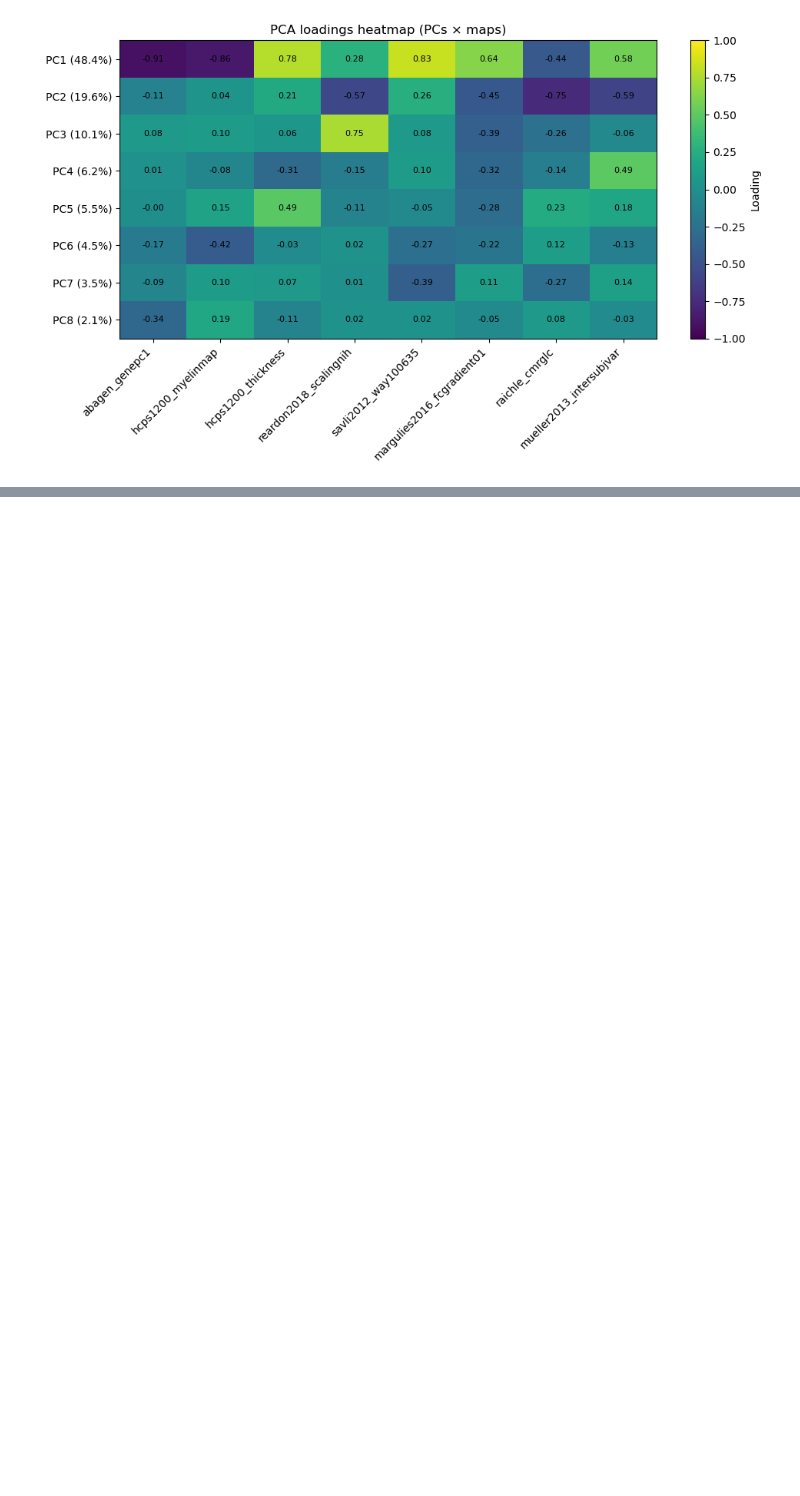
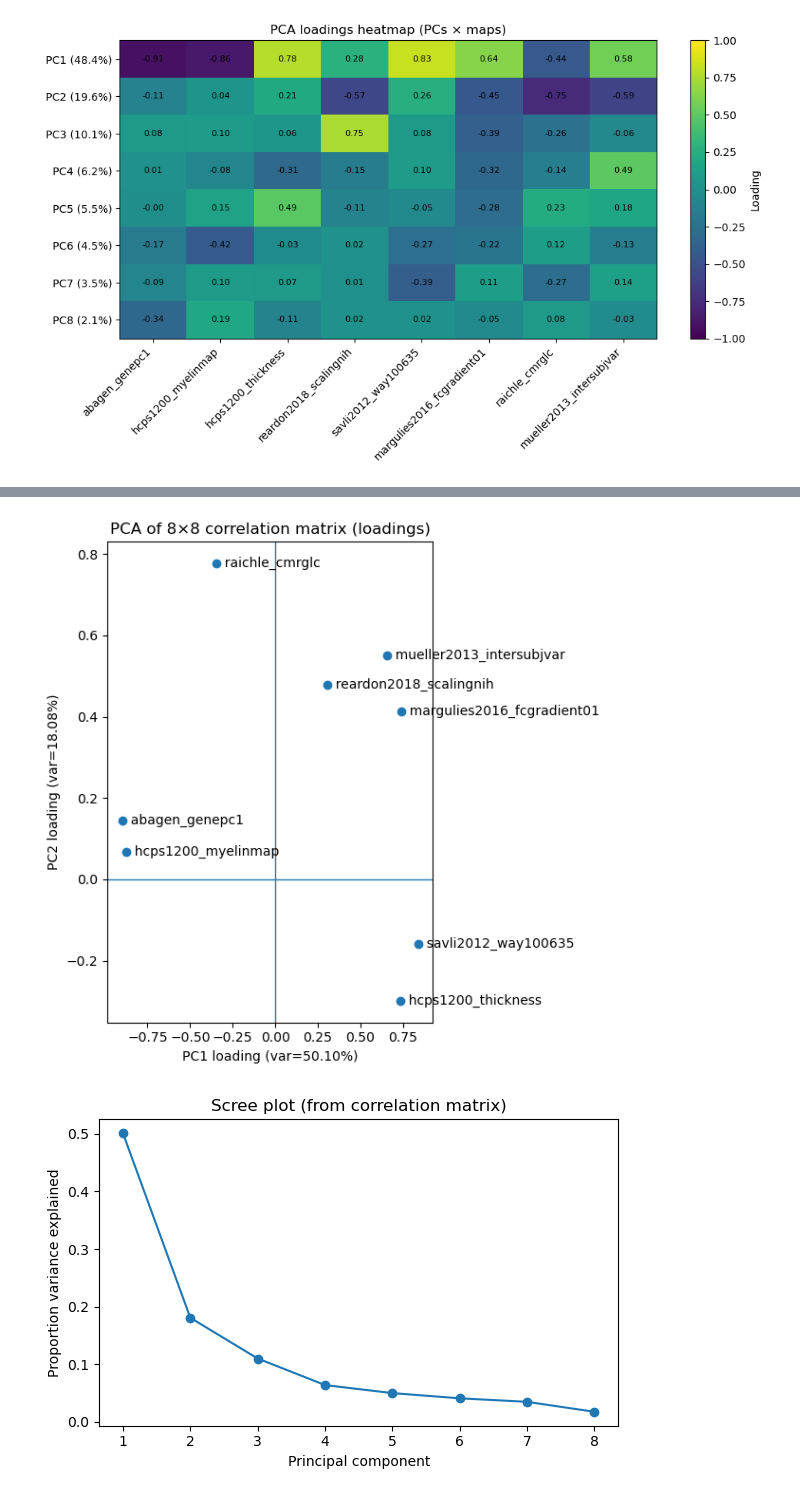
Before and after one commit to kesouder/BrainMap_Analysis, a Jupyter notebook: main.ipynb, the cells around one changed output, grey strips where cells are left out. Cells and saved outputs as stored; diff of their text form; code cells hidden in the pictures; blank space fills up the shorter version.

```diff
--- a/main.ipynb
+++ b/main.ipynb
@@ -365,3 +365,8 @@ plt.show()
 # %% [output]
 [figure]
 [figure]
+# %%
+for i, eigval in enumerate(eigvals):
+    print(f"PC{i+1}: Eigenvalue = {eigval:.3f}")
+    for j, name in enumerate(names):
+        print(f"Map Name : {name}, PC {i+1} loading = {loadings[i][j]}")
@@ -384,0 +463,35 @@ plt.show()
+# %%
+eigvals, eigvecs = np.linalg.eigh(corr_df_spear.values)  # ascending
+idx = np.argsort(eigvals)[::-1]       # sort descending
+eigvals = eigvals[idx]
+eigvecs = eigvecs[:, idx]
+# variance explained
+var_exp = eigvals / eigvals.sum()
+# Calculate Loadings
+loadings = eigvecs * np.sqrt(eigvals)
+# Coordinates for PC1/PC2 plot
+x = loadings[:, 0]
+y = loadings[:, 1]
+# Plot: loadings scatter with labels
+plt.figure(figsize=(6, 6))
+plt.axhline(0, linewidth=1)
+plt.axvline(0, linewidth=1)
+plt.scatter(x, y)
+for i, name in enumerate(names):
+    plt.text(x[i], y[i], "  " + name, va="center")
+plt.xlabel(f"PC1 loading (var={var_exp[0]:.2%})")
+plt.ylabel(f"PC2 loading (var={var_exp[1]:.2%})")
+plt.title("PCA of 8×8 correlation matrix (loadings)")
+plt.tight_layout()
+plt.show()
+plt.figure(figsize=(6, 4))
+plt.plot(np.arange(1, 9), var_exp, marker="o")
+plt.xticks(np.arange(1, 9))
+plt.xlabel("Principal component")
+plt.ylabel("Proportion variance explained")
+plt.title("Scree plot (from correlation matrix)")
+plt.tight_layout()
+plt.show()
+# %% [output]
+[figure, added]
+[figure, added]
```
Also changed, not shown: parts of 5 cells of this notebook.
